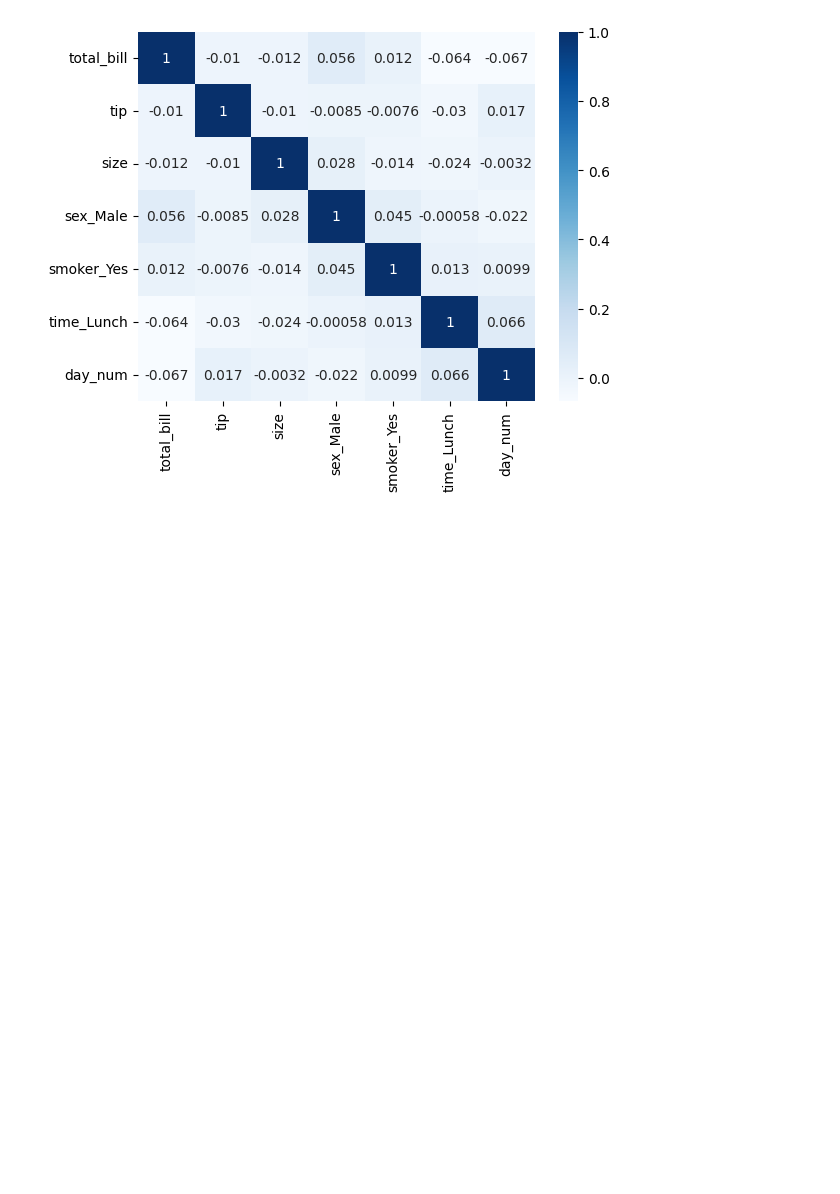
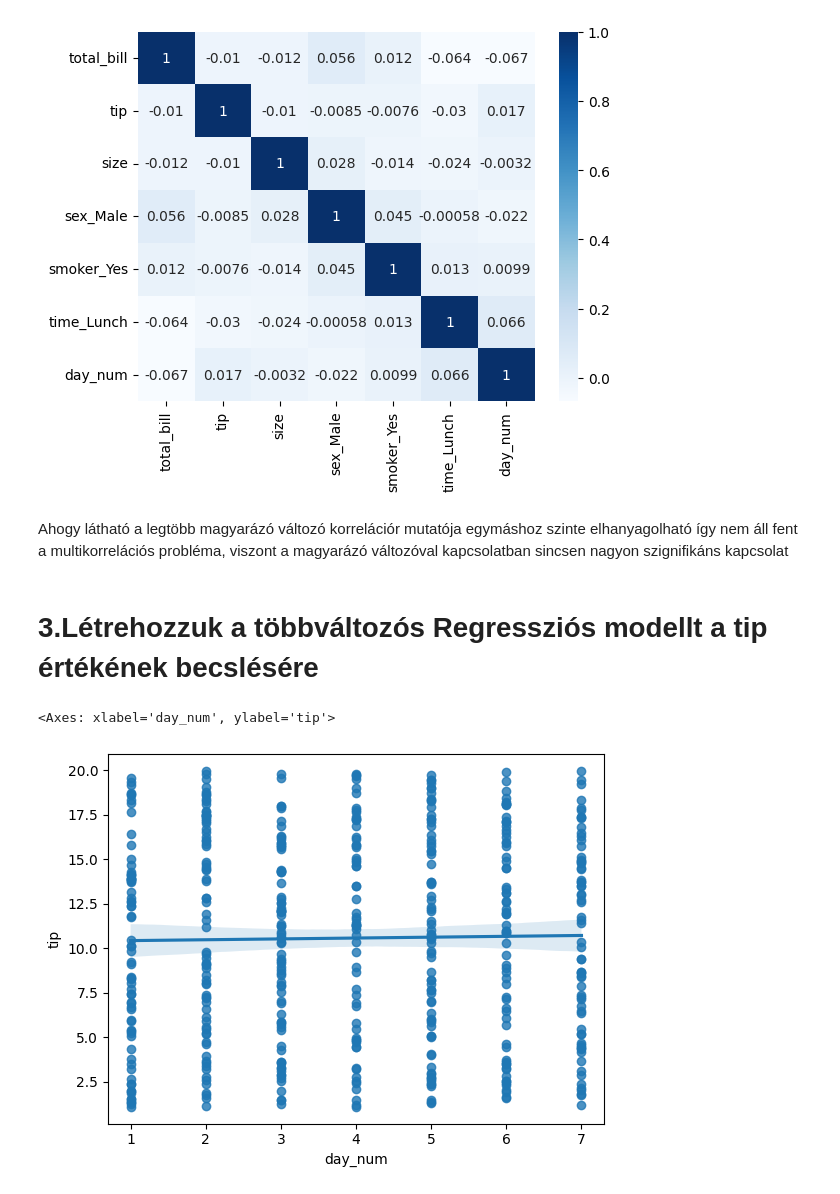
Before and after one commit to MrBigJupiter/Regression-Sandbox, a Jupyter notebook: diner_regresszio.ipynb, the cells around one changed output. Saved outputs shown, nothing was run; the diff lists cells and outputs as text; code cells hidden in the pictures; blank space fills up the shorter version.

Commit message:
Scatter plot létrehozása, hogy megnézzem hogy illeszkedik egyes változókkal a hyperplane

```diff
--- a/diner_regresszio.ipynb
+++ b/diner_regresszio.ipynb
@@ -272,3 +273,20 @@ sb.heatmap(correlation_matrix, cmap="Blues", annot=True)
 # %% [output]
 <Axes: >
 [figure]
+# %% [markdown]
+Ahogy látható a legtöbb magyarázó változó korrelációr mutatója egymáshoz szinte elhanyagolható így nem áll fent a multikorrelációs probléma, viszont a magyarázó változóval kapcsolatban sincsen nagyon szignifikáns kapcsolat
+# %% [markdown]
+# 3.Létrehozzuk a többváltozós Regressziós modellt a tip értékének becslésére
+# %%
+X = df_encoded[['total_bill', 'size', 'sex_Male', 'smoker_Yes', 'time_Lunch', 'day_num']]
+y = df_encoded['tip']
+
+from sklearn import linear_model
+
+regr = linear_model.LinearRegression()
+regr.fit(X, y)
+
+sb.regplot(x=df_encoded['day_num'], y=df_encoded['tip'], scatter=True, fit_reg=True)
+# %% [output]
+<Axes: xlabel='day_num', ylabel='tip'>
+[figure, added]
```
Also changed, not shown: parts of 1 cell of this notebook.
